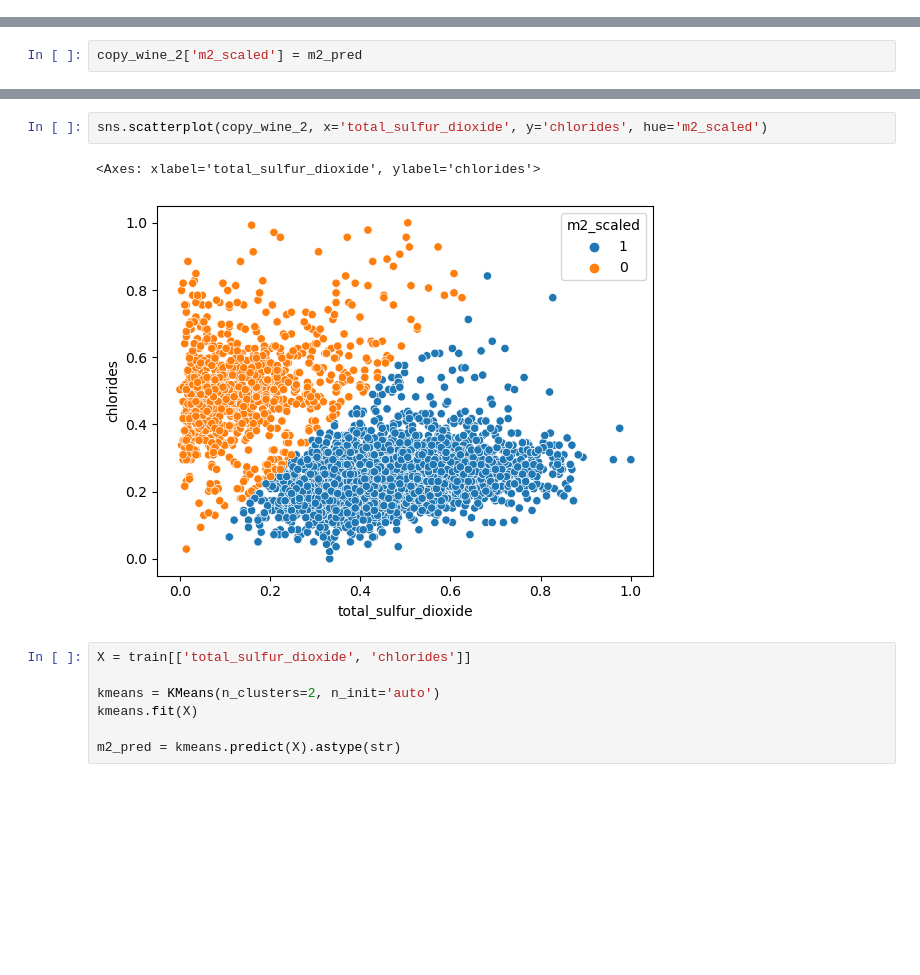
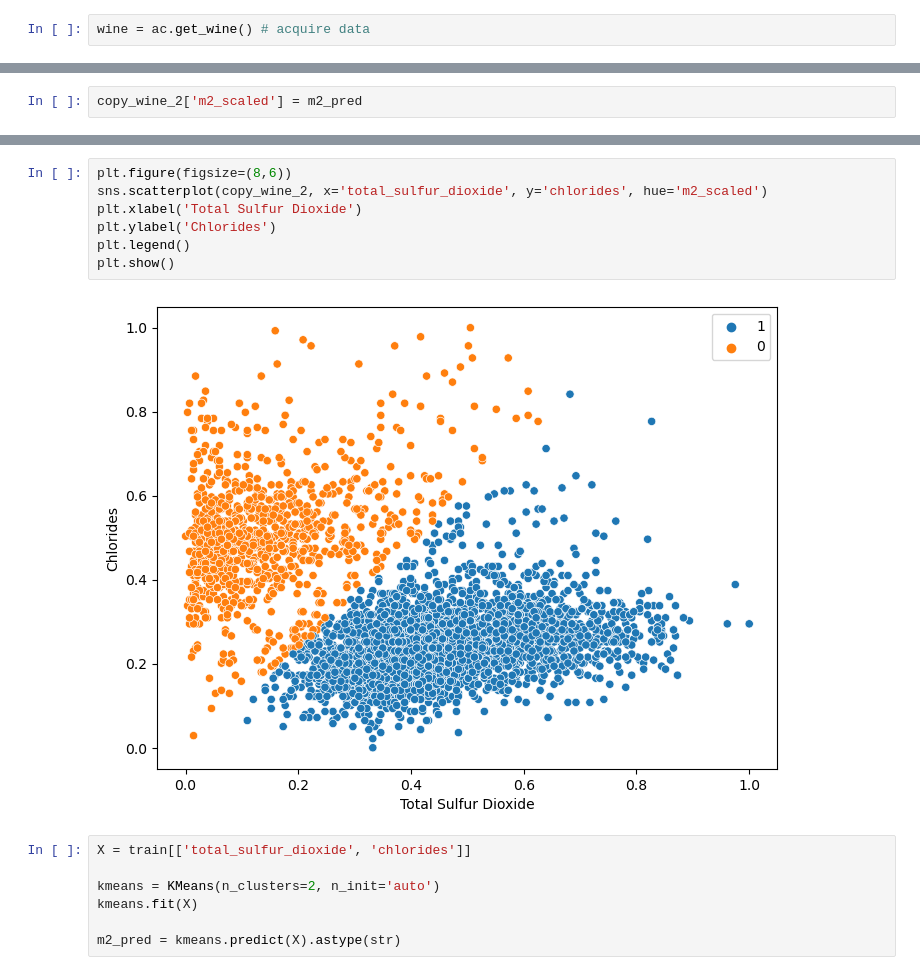
Before and after one commit to nick-edwige-clustering-project/wine-clustering-project, a Jupyter notebook: nick_scratch_work.ipynb, the cells around one changed output, grey strips where cells are left out. Cells and saved outputs as stored; diff of their text form; blank space fills up the shorter version.

```diff
--- a/nick_scratch_work.ipynb
+++ b/nick_scratch_work.ipynb
@@ -78,3 +78,5 @@ for col in wine.columns:
 [figure]
 [figure]
 [figure]
+# %%
+wine = ac.get_wine() # acquire data
@@ -192,8 +212,12 @@ copy_wine_2['m2_scaled'] = m2_pred
 # %%
+plt.figure(figsize=(8,6))
 sns.scatterplot(copy_wine_2, x='total_sulfur_dioxide', y='chlorides', hue='m2_scaled')
+plt.xlabel('Total Sulfur Dioxide')
+plt.ylabel('Chlorides')
+plt.legend()
+plt.show()
 # %% [output]
-<Axes: xlabel='total_sulfur_dioxide', ylabel='chlorides'>
-[figure, old version]
+[figure, new version]
 # %%
 X = train[['total_sulfur_dioxide', 'chlorides']]
 
```
Also changed, not shown: parts of 2 cells of this notebook, 1 other file.
